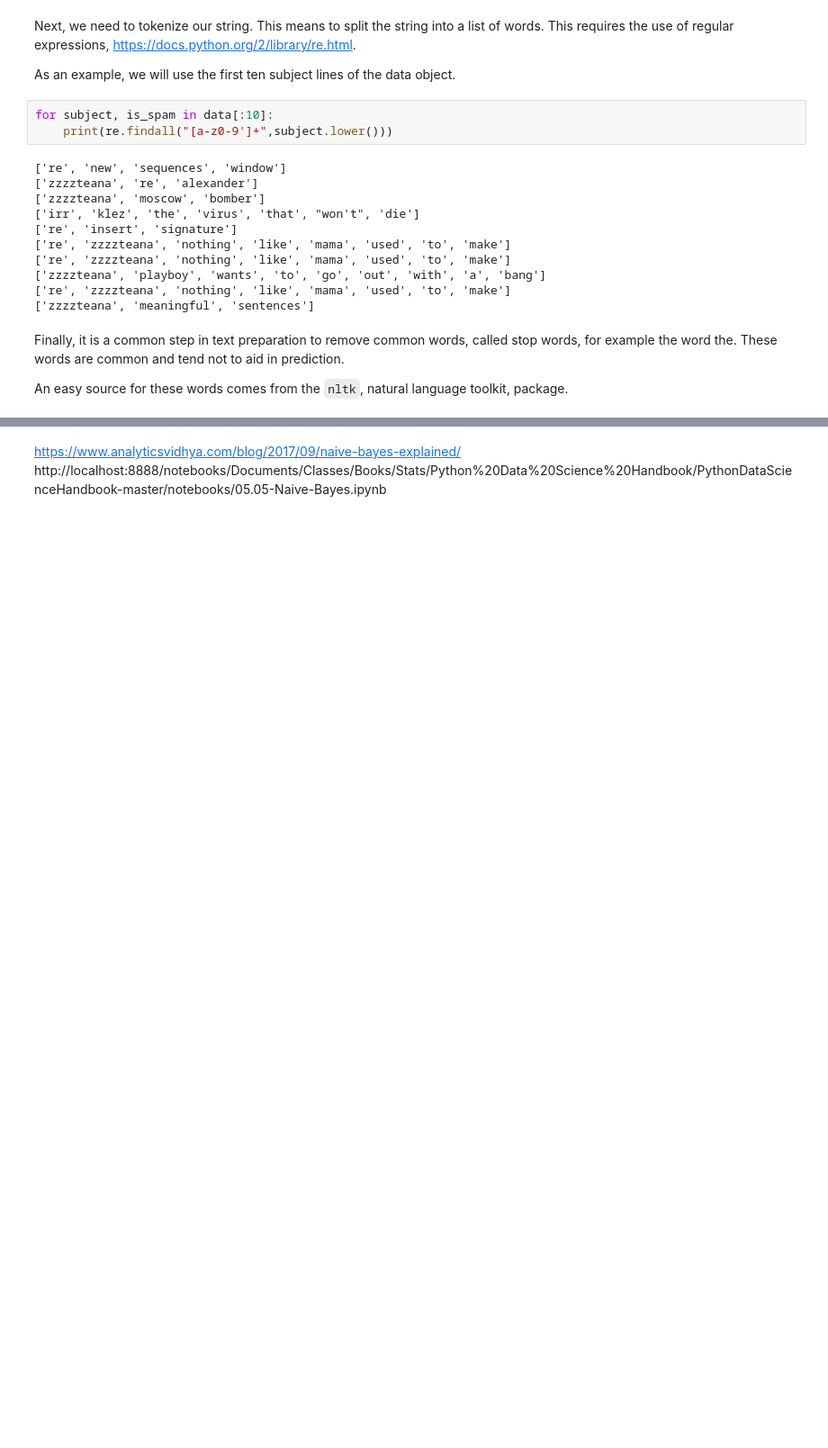
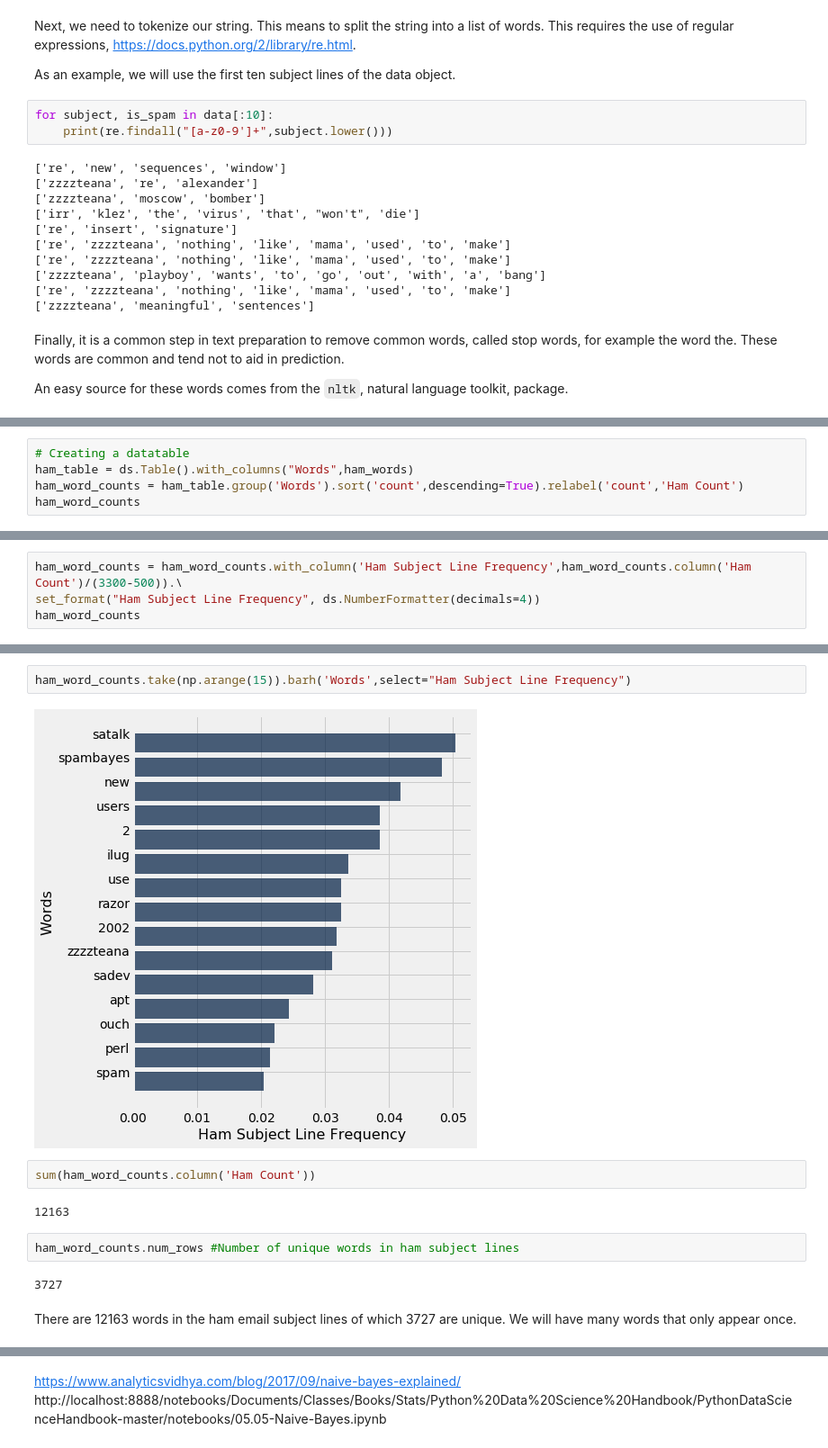
Before and after one commit to kwhorton/Math377Fall18, a Jupyter notebook: Project Working File.ipynb, the cells around one changed output, grey strips where cells are left out. Shown at 90% size. Drawn from its saved outputs; the diff is of its cells as text; blank space fills up the shorter version.

```diff
--- a/Project Working File.ipynb
+++ b/Project Working File.ipynb
@@ -225,0 +389,5 @@ print(token1(data[1][0],stop_words))
+# %%
+# Creating a datatable
+ham_table = ds.Table().with_columns("Words",ham_words)
+ham_word_counts = ham_table.group('Words').sort('count',descending=True).relabel('count','Ham Count')
+ham_word_counts
@@ -225,0 +407,4 @@ print(token1(data[1][0],stop_words))
+# %%
+ham_word_counts = ham_word_counts.with_column('Ham Subject Line Frequency',ham_word_counts.column('Ham Count')/(3300-500)).\
+set_format("Ham Subject Line Frequency", ds.NumberFormatter(decimals=4))
+ham_word_counts
@@ -225,0 +424,14 @@ print(token1(data[1][0],stop_words))
+# %%
+ham_word_counts.take(np.arange(15)).barh('Words',select="Ham Subject Line Frequency")
+# %% [output]
+[figure, added]
+# %%
+sum(ham_word_counts.column('Ham Count'))
+# %% [output]
+12163
+# %%
+ham_word_counts.num_rows #Number of unique words in ham subject lines
+# %% [output]
+3727
+# %% [markdown]
+There are 12163 words in the ham email subject lines of which 3727 are unique. We will have many words that only appear once.
```
Also changed, not shown: parts of 134 cells of this notebook, 3 other files.
